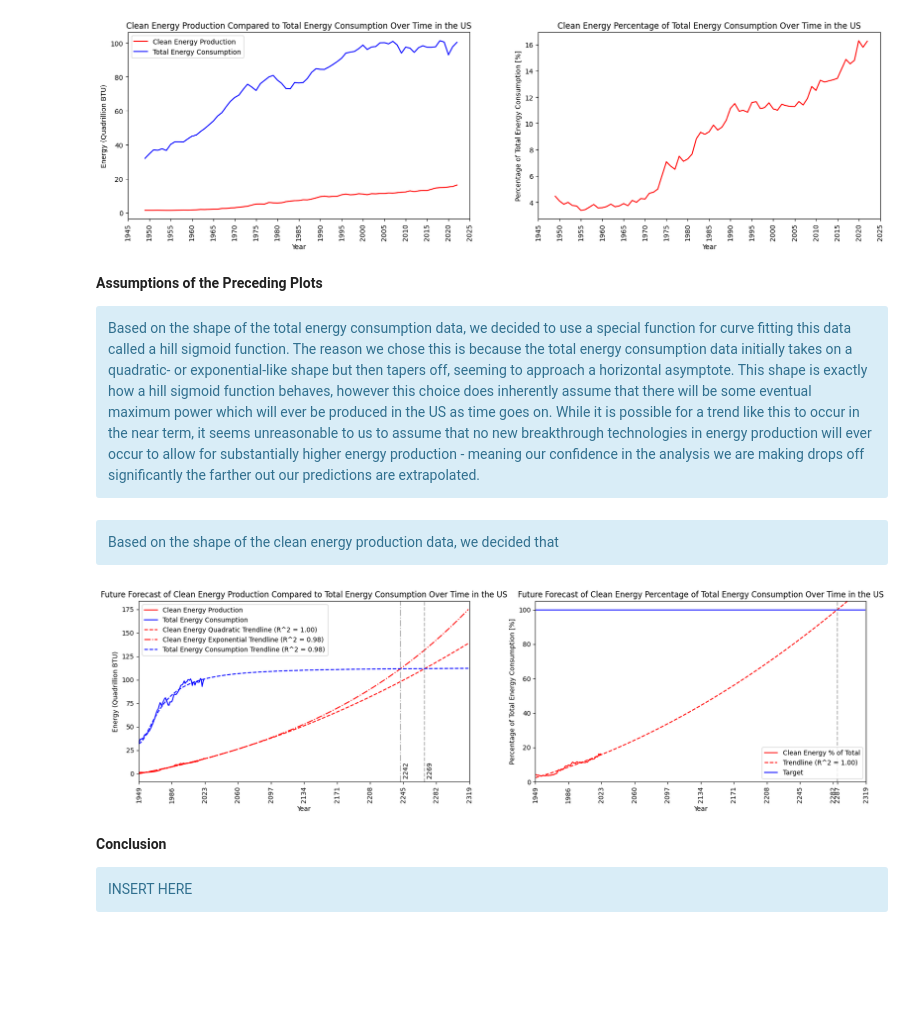
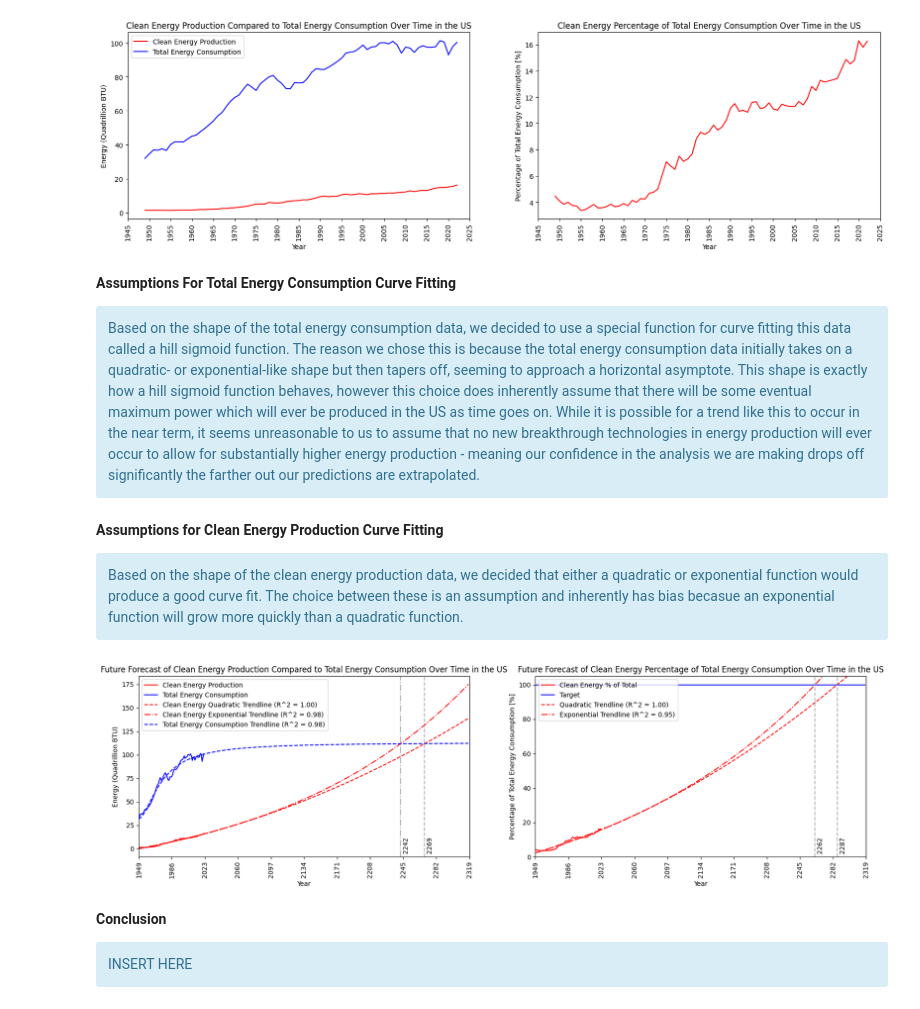
Before and after one commit to peterlecavalier/clean-energy-report, a Jupyter notebook: final_project.ipynb, the cells around one changed output. Cells and saved outputs as stored; diff of their text form; code cells hidden in the pictures; blank space fills up the shorter version.

Commit message:
finished editing plots now

```diff
--- a/final_project.ipynb
+++ b/final_project.ipynb
@@ -76,7 +76,7 @@ plt.show()
 # %% [output]
 [figure]
 # %% [markdown]
-**Assumptions of the Preceding Plots**
+**Assumptions For Total Energy Consumption Curve Fitting**
 <div class="alert alert-block alert-info">
 Based on the shape of the total energy consumption data, we decided to use a special function for curve fitting this data called a hill sigmoid function. The reason we chose this is because the total energy consumption data initially takes on a quadratic- or exponential-like shape but then tapers off, seeming to approach a horizontal asymptote. This shape is exactly how a hill sigmoid function behaves, however this choice does inherently assume that there will be some eventual maximum power which will ever be produced in the US as time goes on. While it is possible for a trend like this to occur in the near term, it seems unreasonable to us to assume that no new breakthrough technologies in energy production will ever occur to allow for substantially higher energy production - meaning our confidence in the analysis we are making drops off significantly the farther out our predictions are extrapolated.
 </div>
@@ -85,8 +85,9 @@ Based on the shape of the total energy consumption data, we decided to use a spe
 def hill_sigmoid(x, a, b, c):
     return  a * np.power(x, b) / (np.power(c, b) + np.power(x, b))
 # %% [markdown]
+**Assumptions for Clean Energy Production Curve Fitting**
 <div class="alert alert-block alert-info">
-Based on the shape of the clean energy production data, we decided that
+Based on the shape of the clean energy production data, we decided that either a quadratic or exponential function would produce a good curve fit. The choice between these is an assumption and inherently has bias becasue an exponential function will grow more quickly than a quadratic function.
 </div>
 # %%
 # Define an exponential function to use for curve fitting later
@@ -138,12 +139,18 @@ clean_quad_r_squared      = np.corrcoef(clean_energy['Annual Total'], np.polyval
 clean_quad_val_predictive = np.polyval(clean_quad_fit, future_years)
 
 # Create a trendline for the clean energy perentage as a polynomial and store the R^2 value
-predictive_clean_percentage_fit = np.polyfit(clean_energy['Annual Total'], clean_energy['Clean_Percentage'], 2)
-r_squared_clean_percentage      = np.corrcoef(clean_energy['Annual Total'], np.polyval(predictive_clean_percentage_fit, clean_energy['Annual Total']))[0, 1] ** 2
-predictive_clean_percentage_val = np.polyval(predictive_clean_percentage_fit, future_years)
+clean_perc_quad_fit            = np.polyfit(clean_energy['Annual Total'], clean_energy['Clean_Percentage'], 2)
+clean_perc_quad_r_squared      = np.corrcoef(clean_energy['Annual Total'], np.polyval(clean_perc_quad_fit, clean_energy['Annual Total']))[0, 1] ** 2
+clean_perc_quad_val_predictive = np.polyval(clean_perc_quad_fit, future_years)
 
-# Create a trendline for the clean energy perentage as an exponential function
+# Perform curve fitting using the exponential function defined earlier for clean energy percentage
+clean_perc_exp_popt, clean_perc_exp_pcov = curve_fit(exponential, clean_x_modified, clean_energy['Clean_Percentage'], p0=[1, 1, 1], maxfev=3000)
 
+# Store the values of the curve fit extrapolated out to the final date set above
+clean_perc_exp_val_predictive = exponential(future_years_mod, *clean_perc_exp_popt)
+
+# Compute the R^2 value of the curve fit
+clean_perc_exp_r_squared = np.corrcoef(clean_energy['Clean_Percentage'], exponential(clean_x_modified, *clean_perc_exp_popt))[0, 1] ** 2
 
 #### Left Plot ####
 
@@ -173,44 +180,49 @@ closest_val_exp = min(abs(total_val_predictive - clean_exp_val_predictive))
 cross_year_exp  = future_years[abs(total_val_predictive - clean_exp_val_predictive) == closest_val_exp][0]
 
 # Add a dotted vertial grey line at the year the trendlines cross with 0.6 transparency
 ax2[0].axvline(x=cross_year_quad, color='grey', linestyle='--', alpha=0.6)
 ax2[0].axvline(x=cross_year_exp , color='grey', linestyle='-.', alpha=0.6)
 
 # Add the crossing year as text on the plot positioned next to the vertical line
 ax2[0].text(cross_year_quad + 2, -5, f'{cross_year_quad:.0f}', rotation=90, verticalalignment='bottom', horizontalalignment='left')
 ax2[0].text(cross_year_exp + 2, -5, f'{cross_year_exp:.0f}', rotation=90, verticalalignment='bottom', horizontalalignment='left')
 
 #### Right Plot ####
 
 # Plot the clean energy production as a percentage of total energy consumption trendline
 ax2[1].plot(clean_energy['Annual Total'], clean_energy['Clean_Percentage'], color='r', label='Clean Energy % of Total')
-ax2[1].plot(future_years, predictive_clean_percentage_val, color='r', linestyle='--', label=f'Trendline (R^2 = {r_squared_clean_percentage:.2f})')
 ax2[1].plot(future_years, np.full(len(future_years), 100), color='b', linestyle='-', label=f'Target')
+ax2[1].plot(future_years, clean_perc_quad_val_predictive, color='r', linestyle='--', label=f'Quadratic Trendline (R^2 = {clean_perc_quad_r_squared:.2f})')
+ax2[1].plot(future_years, clean_perc_exp_val_predictive , color='r', linestyle='-.', label=f'Exponential Trendline (R^2 = {clean_perc_exp_r_squared:.2f})')
 ax2[1].set_xlabel('Year')
 ax2[1].set_ylabel('Percentage of Total Energy Consumption [%]')
 # Put legend in bottom right corner
-ax2[1].legend(loc='lower right')
+ax2[1].legend(loc='upper left')
 ax2[1].set_xlim(xmin, xmax)
 ax2[1].set_ylim(0, 105)
 ax2[1].set_xticks(ticks)
 ax2[1].tick_params(axis='x', rotation=90)
 ax2[1].set_title('Future Forecast of Clean Energy Percentage of Total Energy Consumption Over Time in the US')
 
-# Get the year when clean energy production is 100% of total energy consumption
-closest_val = min(abs(100 - predictive_clean_percentage_val))
-clean_100 = future_years[abs(100 - predictive_clean_percentage_val) == closest_val][0]
+# Get the year when quadratic clean energy production trendline is 100% of total energy consumption
+perc_closest_val_quad = min(abs(100 - clean_perc_quad_val_predictive))
+perc_clean_100_quad   = future_years[abs(100 - clean_perc_quad_val_predictive) == perc_closest_val_quad][0]
 
-# Add a dotted vertial grey line at the year when clean energy production is 100% of total energy consumption with 0.6 transparency
-ax2[1].axvline(x=clean_100, color='grey', linestyle='--', alpha=0.6)
+# Get the year when exponential clean energy production trendline is 100% of total energy consumption
+perc_closest_val_exp = min(abs(100 - clean_perc_exp_val_predictive))
+perc_clean_100_exp   = future_years[abs(100 - clean_perc_exp_val_predictive) == perc_closest_val_exp][0]
 
-# Add an additional tick label at the year when clean energy production is 100% of total energy consumption
-ax2[1].set_xticks(np.append(ticks, clean_100))
+# Add a dotted vertial grey line at the year when clean energy production is 100% of total energy consumption with 0.6 transparency for both trendlines
+ax2[1].axvline(x=perc_clean_100_quad, color='grey', linestyle='--', alpha=0.6)
+ax2[1].axvline(x=perc_clean_100_exp , color='grey', linestyle='--', alpha=0.6)
 
-# print(f'Prediction method 1 (trendline crossing) predicts year: {cross_year:.0f}\nPrediction method 2 (clean e percentage) predicts year: {clean_100:.0f}')
+# Add the crossing year as text on the plot positioned next to the vertical line
+ax2[1].text(perc_clean_100_quad + 2, 2, f'{perc_clean_100_quad:.0f}', rotation=90, verticalalignment='bottom', horizontalalignment='left')
+ax2[1].text(perc_clean_100_exp  + 2, 2, f'{perc_clean_100_exp :.0f}', rotation=90, verticalalignment='bottom', horizontalalignment='left')
 
 plt.show()
 # %% [output]
-[figure, old version]
+[figure, new version]
 # %% [markdown]
 **Conclusion**
 <div class="alert alert-block alert-info">
```
